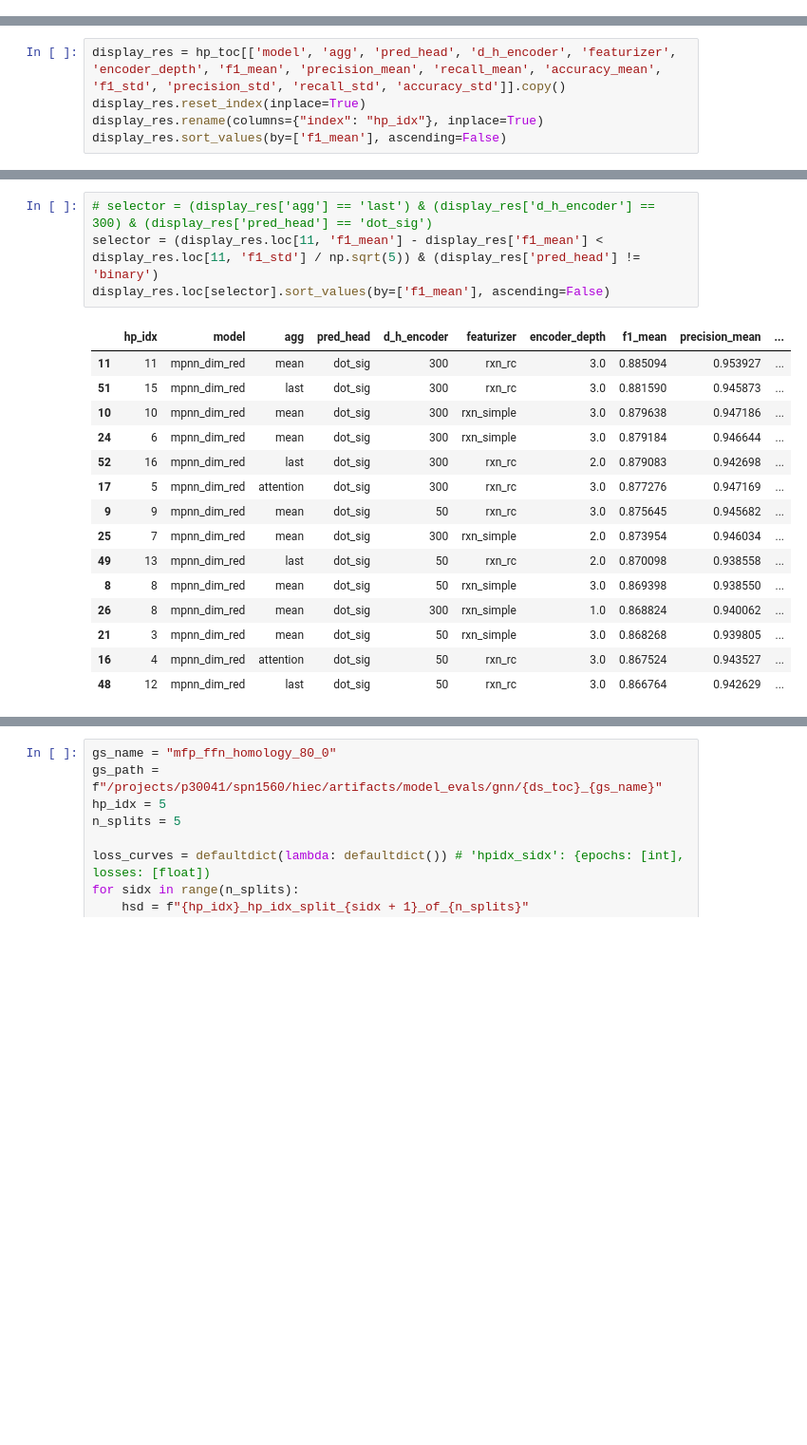
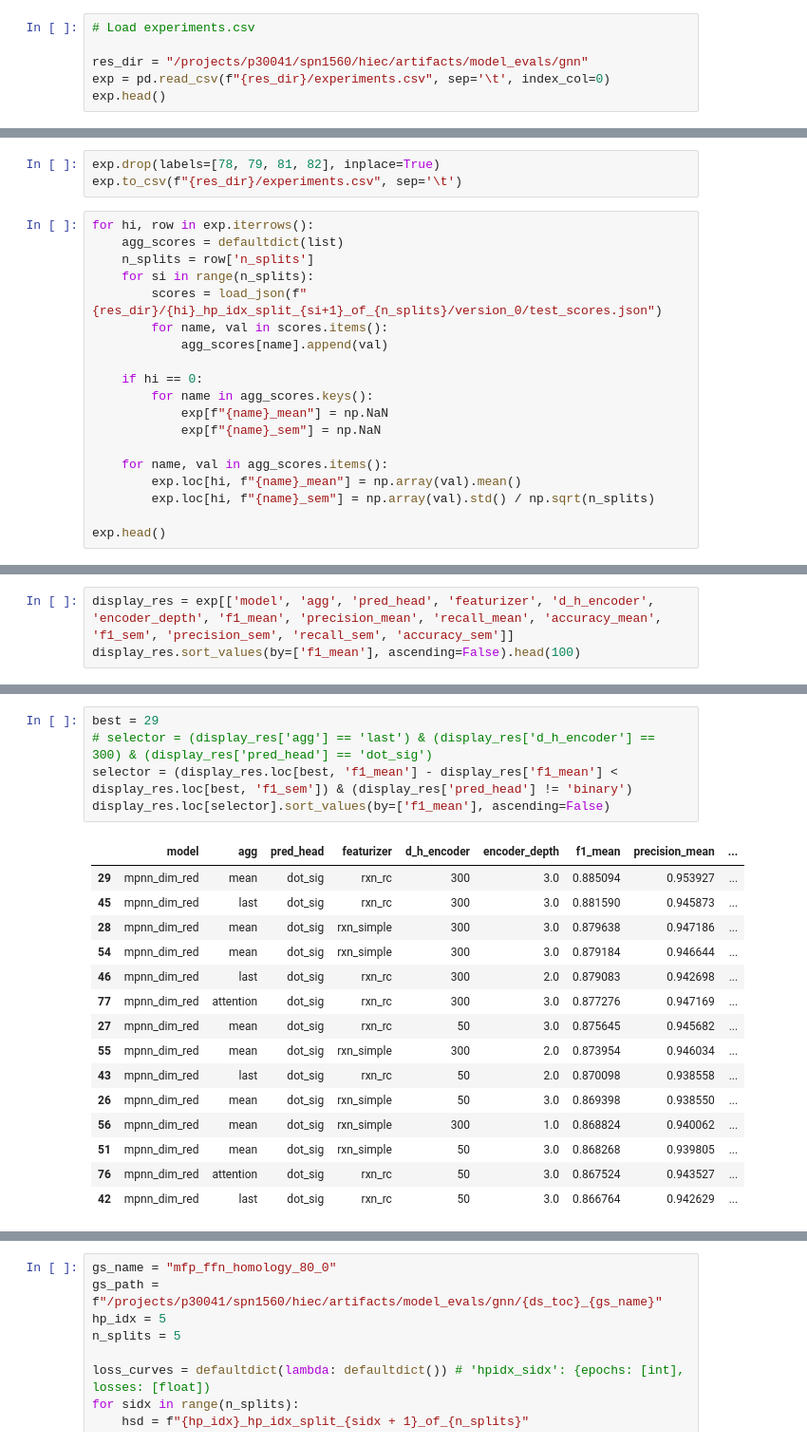
Before and after one commit to stefanpate/rcgnn, a Jupyter notebook: notebooks/rc_gnn_sprhea_figs.ipynb, the cells around one changed output, grey strips where cells are left out. Shown at 95% size. Saved outputs shown, nothing was run; the diff lists cells and outputs as text; blank space fills up the shorter version.

```diff
--- a/notebooks/rc_gnn_sprhea_figs.ipynb
+++ b/notebooks/rc_gnn_sprhea_figs.ipynb
@@ -82,0 +7,6 @@ hp_toc.head()
+# %%
+# Load experiments.csv
+
+res_dir = "/projects/p30041/spn1560/hiec/artifacts/model_evals/gnn"
+exp = pd.read_csv(f"{res_dir}/experiments.csv", sep='\t', index_col=0)
+exp.head()
@@ -82,0 +20,22 @@ hp_toc.head()
+# %%
+exp.drop(labels=[78, 79, 81, 82], inplace=True)
+exp.to_csv(f"{res_dir}/experiments.csv", sep='\t')
+# %%
+for hi, row in exp.iterrows():
+    agg_scores = defaultdict(list)
+    n_splits = row['n_splits']
+    for si in range(n_splits):
+        scores = load_json(f"{res_dir}/{hi}_hp_idx_split_{si+1}_of_{n_splits}/version_0/test_scores.json")
+        for name, val in scores.items():
+            agg_scores[name].append(val)
+
+    if hi == 0:
+        for name in agg_scores.keys():
+            exp[f"{name}_mean"] = np.NaN
+            exp[f"{name}_sem"] = np.NaN
+
+    for name, val in agg_scores.items():
+        exp.loc[hi, f"{name}_mean"] = np.array(val).mean()
+        exp.loc[hi, f"{name}_sem"] = np.array(val).std() / np.sqrt(n_splits)
+
+exp.head()
@@ -83,6 +56,4 @@ hp_toc.head()
 # %%
-display_res = hp_toc[['model', 'agg', 'pred_head', 'd_h_encoder', 'featurizer', 'encoder_depth', 'f1_mean', 'precision_mean', 'recall_mean', 'accuracy_mean', 'f1_std', 'precision_std', 'recall_std', 'accuracy_std']].copy()
-display_res.reset_index(inplace=True)
-display_res.rename(columns={"index": "hp_idx"}, inplace=True)
-display_res.sort_values(by=['f1_mean'], ascending=False)
+display_res = exp[['model', 'agg', 'pred_head', 'featurizer', 'd_h_encoder', 'encoder_depth', 'f1_mean', 'precision_mean', 'recall_mean', 'accuracy_mean', 'f1_sem', 'precision_sem', 'recall_sem', 'accuracy_sem']]
+display_res.sort_values(by=['f1_mean'], ascending=False).head(100)
 # %% [output]
@@ -106,20 +73,21 @@ display_res.sort_values(by=['f1_mean'], ascending=False)
 # %%
+best = 29
 # selector = (display_res['agg'] == 'last') & (display_res['d_h_encoder'] == 300) & (display_res['pred_head'] == 'dot_sig')
-selector = (display_res.loc[11, 'f1_mean'] - display_res['f1_mean'] < display_res.loc[11, 'f1_std'] / np.sqrt(5)) & (display_res['pred_head'] != 'binary')
+selector = (display_res.loc[best, 'f1_mean'] - display_res['f1_mean'] < display_res.loc[best, 'f1_sem']) & (display_res['pred_head'] != 'binary')
 display_res.loc[selector].sort_values(by=['f1_mean'], ascending=False)
 # %% [output]
-|  | hp_idx | model | agg | pred_head | d_h_encoder | featurizer | encoder_depth | f1_mean | precision_mean | ... |
-| 11 | 11 | mpnn_dim_red | mean | dot_sig | 300 | rxn_rc | 3.0 | 0.885094 | 0.953927 | ... |
-| 51 | 15 | mpnn_dim_red | last | dot_sig | 300 | rxn_rc | 3.0 | 0.881590 | 0.945873 | ... |
-| 10 | 10 | mpnn_dim_red | mean | dot_sig | 300 | rxn_simple | 3.0 | 0.879638 | 0.947186 | ... |
-| 24 | 6 | mpnn_dim_red | mean | dot_sig | 300 | rxn_simple | 3.0 | 0.879184 | 0.946644 | ... |
-| 52 | 16 | mpnn_dim_red | last | dot_sig | 300 | rxn_rc | 2.0 | 0.879083 | 0.942698 | ... |
-| 17 | 5 | mpnn_dim_red | attention | dot_sig | 300 | rxn_rc | 3.0 | 0.877276 | 0.947169 | ... |
-| 9 | 9 | mpnn_dim_red | mean | dot_sig | 50 | rxn_rc | 3.0 | 0.875645 | 0.945682 | ... |
-| 25 | 7 | mpnn_dim_red | mean | dot_sig | 300 | rxn_simple | 2.0 | 0.873954 | 0.946034 | ... |
-| 49 | 13 | mpnn_dim_red | last | dot_sig | 50 | rxn_rc | 2.0 | 0.870098 | 0.938558 | ... |
-| 8 | 8 | mpnn_dim_red | mean | dot_sig | 50 | rxn_simple | 3.0 | 0.869398 | 0.938550 | ... |
-| 26 | 8 | mpnn_dim_red | mean | dot_sig | 300 | rxn_simple | 1.0 | 0.868824 | 0.940062 | ... |
-| 21 | 3 | mpnn_dim_red | mean | dot_sig | 50 | rxn_simple | 3.0 | 0.868268 | 0.939805 | ... |
-| 16 | 4 | mpnn_dim_red | attention | dot_sig | 50 | rxn_rc | 3.0 | 0.867524 | 0.943527 | ... |
-| 48 | 12 | mpnn_dim_red | last | dot_sig | 50 | rxn_rc | 3.0 | 0.866764 | 0.942629 | ... |
+|  | model | agg | pred_head | featurizer | d_h_encoder | encoder_depth | f1_mean | precision_mean | ... |
+| 29 | mpnn_dim_red | mean | dot_sig | rxn_rc | 300 | 3.0 | 0.885094 | 0.953927 | ... |
+| 45 | mpnn_dim_red | last | dot_sig | rxn_rc | 300 | 3.0 | 0.881590 | 0.945873 | ... |
+| 28 | mpnn_dim_red | mean | dot_sig | rxn_simple | 300 | 3.0 | 0.879638 | 0.947186 | ... |
+| 54 | mpnn_dim_red | mean | dot_sig | rxn_simple | 300 | 3.0 | 0.879184 | 0.946644 | ... |
+| 46 | mpnn_dim_red | last | dot_sig | rxn_rc | 300 | 2.0 | 0.879083 | 0.942698 | ... |
+| 77 | mpnn_dim_red | attention | dot_sig | rxn_rc | 300 | 3.0 | 0.877276 | 0.947169 | ... |
+| 27 | mpnn_dim_red | mean | dot_sig | rxn_rc | 50 | 3.0 | 0.875645 | 0.945682 | ... |
+| 55 | mpnn_dim_red | mean | dot_sig | rxn_simple | 300 | 2.0 | 0.873954 | 0.946034 | ... |
+| 43 | mpnn_dim_red | last | dot_sig | rxn_rc | 50 | 2.0 | 0.870098 | 0.938558 | ... |
+| 26 | mpnn_dim_red | mean | dot_sig | rxn_simple | 50 | 3.0 | 0.869398 | 0.938550 | ... |
+| 56 | mpnn_dim_red | mean | dot_sig | rxn_simple | 300 | 1.0 | 0.868824 | 0.940062 | ... |
+| 51 | mpnn_dim_red | mean | dot_sig | rxn_simple | 50 | 3.0 | 0.868268 | 0.939805 | ... |
+| 76 | mpnn_dim_red | attention | dot_sig | rxn_rc | 50 | 3.0 | 0.867524 | 0.943527 | ... |
+| 42 | mpnn_dim_red | last | dot_sig | rxn_rc | 50 | 3.0 | 0.866764 | 0.942629 | ... |
```
Also changed, not shown: parts of 15 cells of this notebook, 9 other files.
